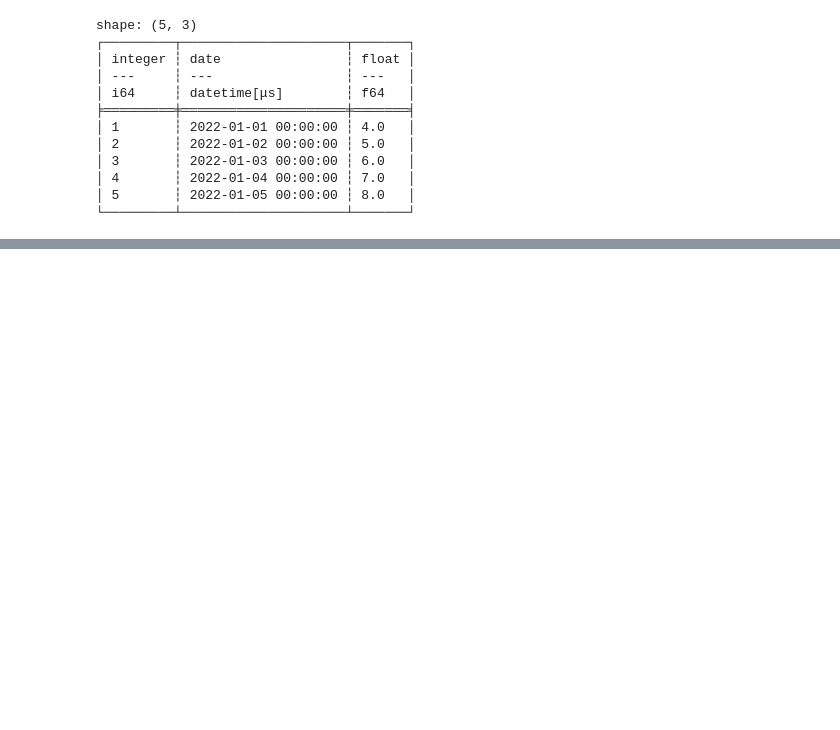
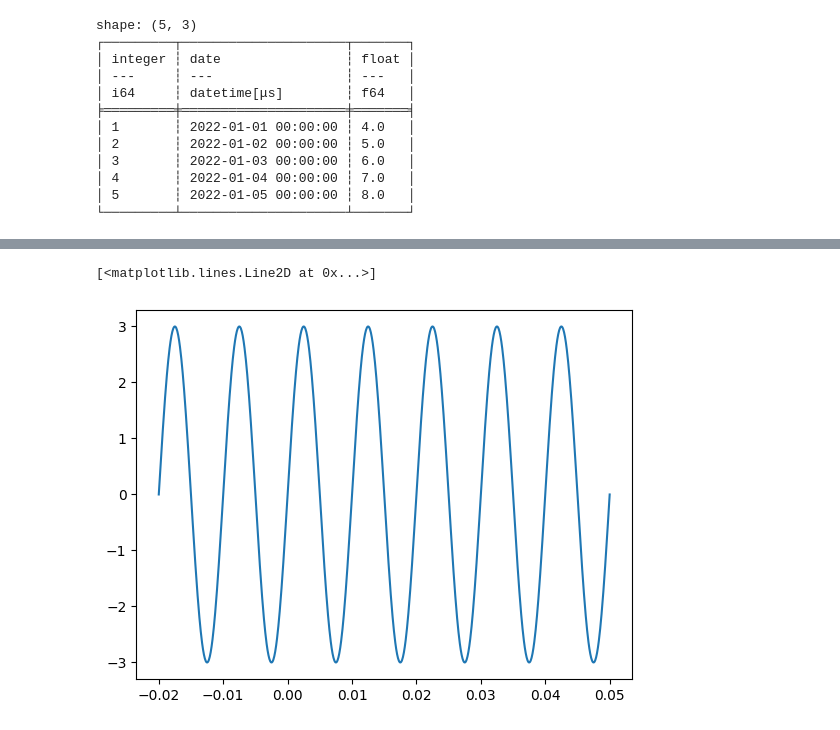
Before and after one commit to blackprince001/digital-signal-processing-labs, a Jupyter notebook: notebooks/lab0/module.ipynb, the cells around one changed output, grey strips where cells are left out. Saved outputs shown, nothing was run; the diff lists cells and outputs as text; code cells hidden in the pictures; blank space fills up the shorter version.

```diff
--- a/notebooks/lab0/module.ipynb
+++ b/notebooks/lab0/module.ipynb
@@ -83,0 +73,9 @@ shape: (5, 3)
+# %%
+time = np.linspace(-0.02, 0.05, 1000)
+
+fx = 3 * np.sin(2 * np.pi * 100 * time)
+# %%
+ppt.plot(time, fx)
+# %% [output]
+[<matplotlib.lines.Line2D at 0x...>]
+[figure, added]
```
Also changed, not shown: parts of 3 cells of this notebook, 2 other files.
